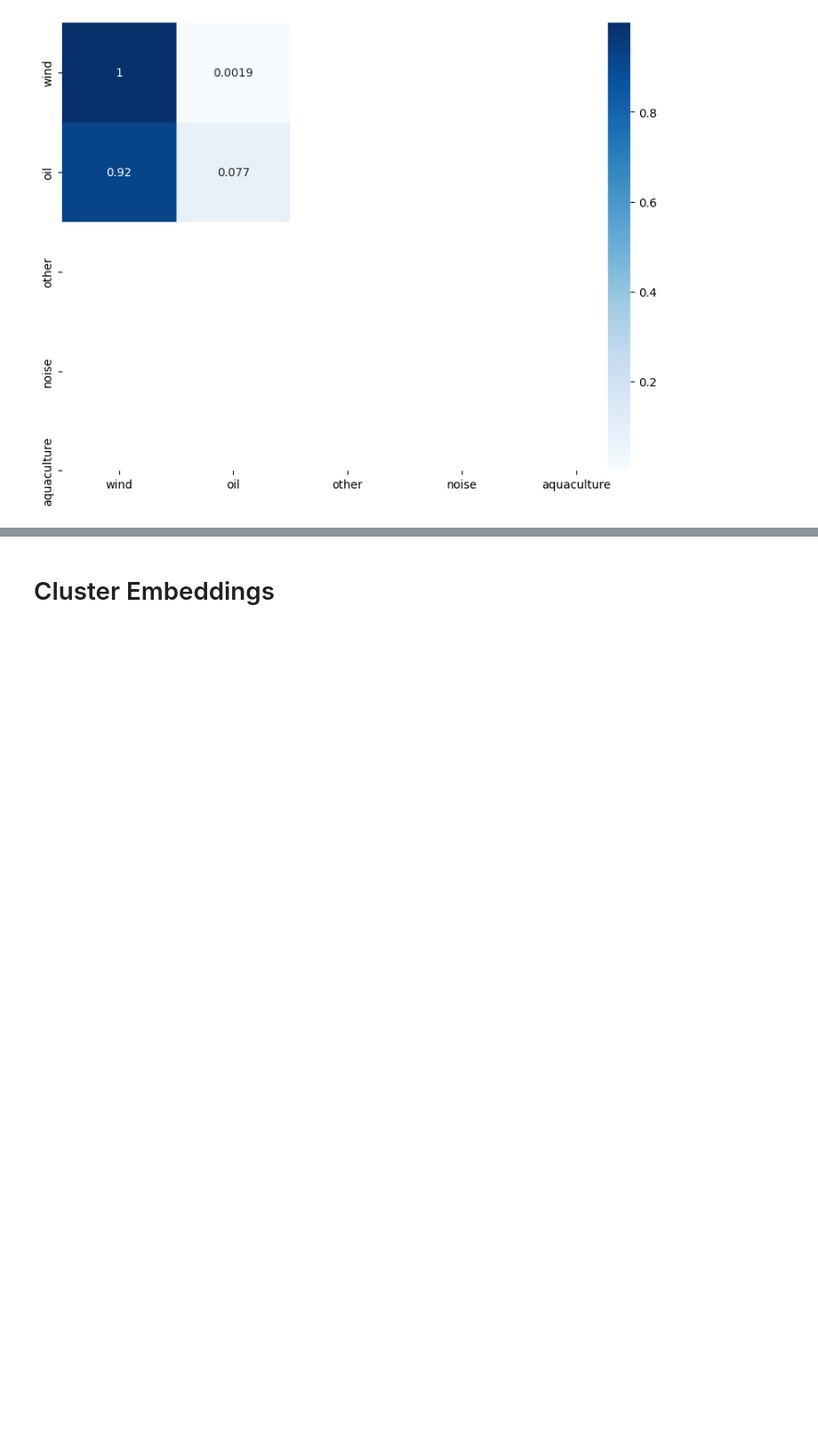
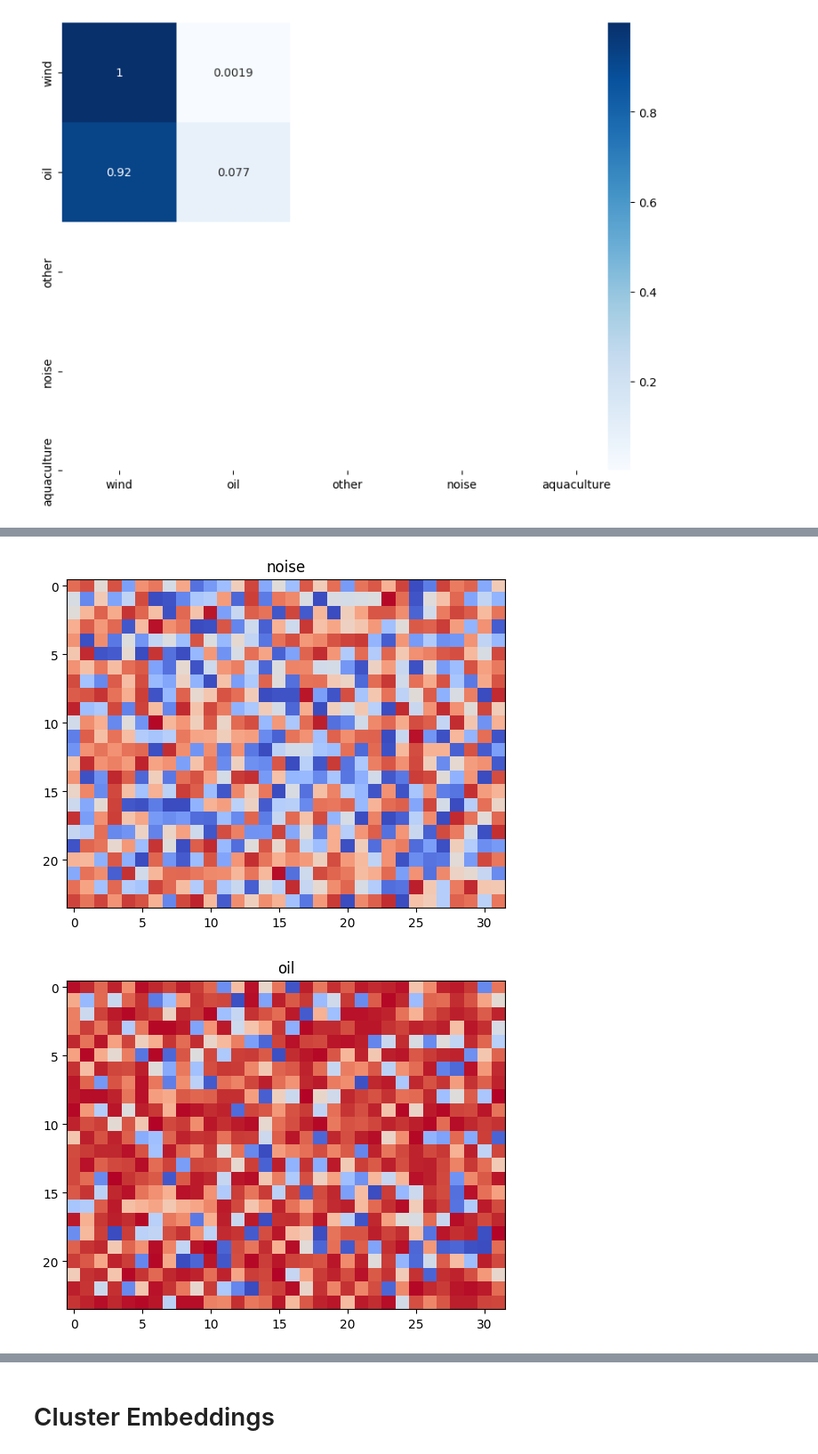
Before and after one commit to oballinger/ollie_clay_GFW, a Jupyter notebook: clay_embeddings.ipynb, the cells around one changed output, grey strips where cells are left out. Shown at 89% size. Cells and saved outputs as stored; diff of their text form; code cells hidden in the pictures; blank space fills up the shorter version.

```diff
--- a/clay_embeddings.ipynb
+++ b/clay_embeddings.ipynb
@@ -295,0 +360,12 @@ array([47796, 45283, 45467, 44191, 44141, 44064, 48045, 48077, 48163,
+# %%
+labs=df['label'].unique()
+for lab in labs:
+    sample=df[df['label']==lab]['emb'].values
+    scale = sample.mean(axis=0) ** 2 / (sample.mean(axis=0) ** 2 + sample.std(axis=0) ** 2)
+    mask=scale>0.5
+    plt.imshow(scale.reshape(24,32), cmap='coolwarm', vmin=0, vmax=1)
+    plt.title(lab)
+    plt.show()
+# %% [output]
+[figure, added]
+[figure, added]
```
Also changed, not shown: parts of 9 cells of this notebook, 16 other files.
